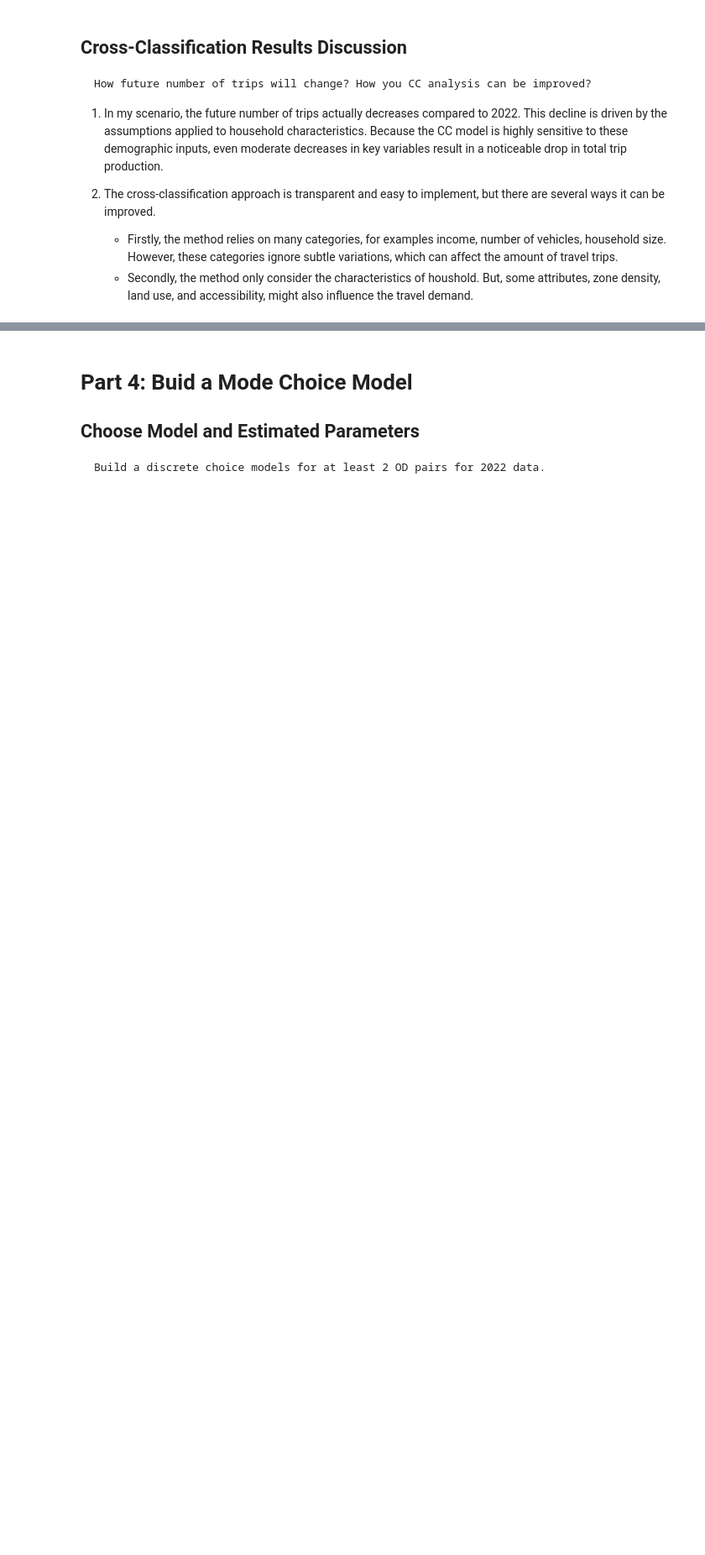
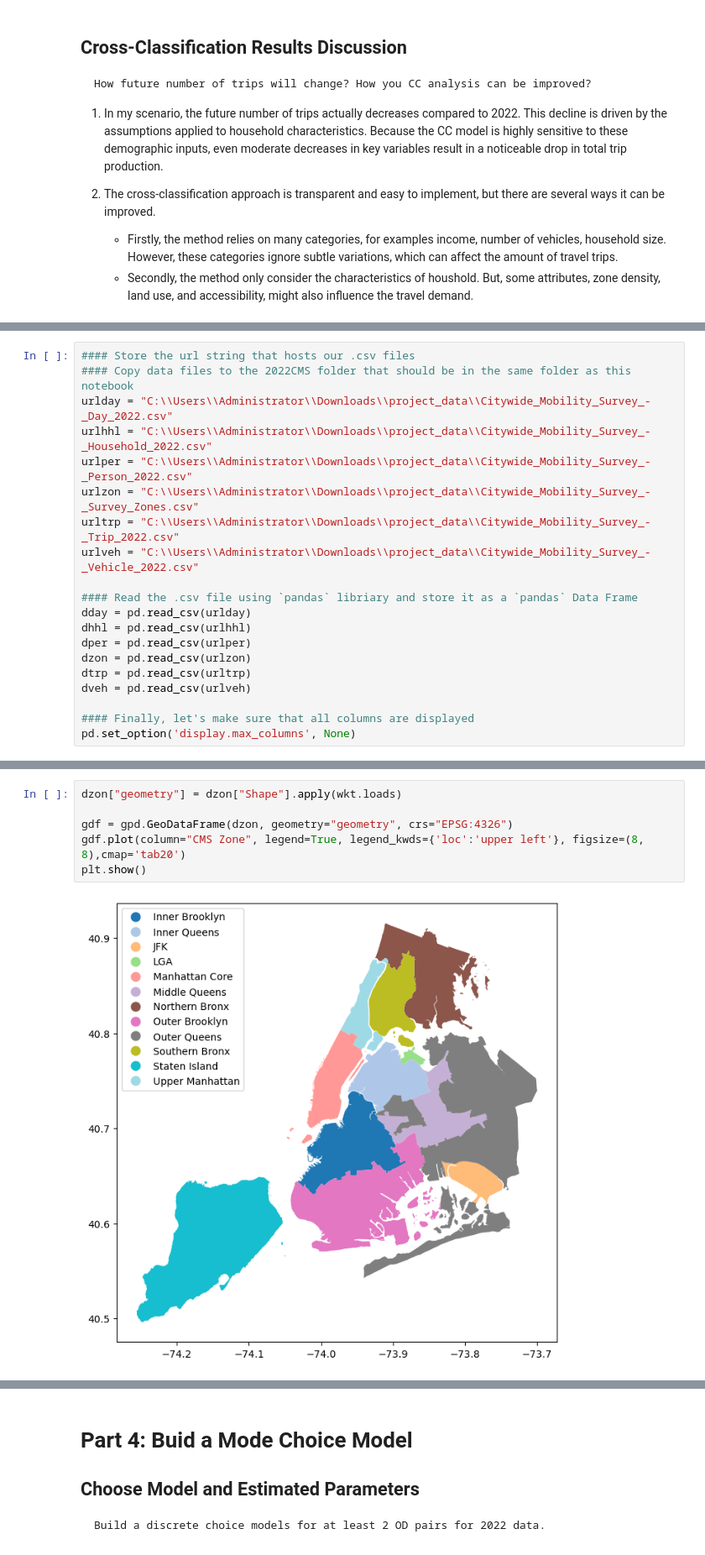
Before and after one commit to WenlongL1/CIE-539-Project, a Jupyter notebook: Project.ipynb, the cells around one changed output, grey strips where cells are left out. Shown at 84% size. Saved outputs shown, nothing was run; the diff lists cells and outputs as text; blank space fills up the shorter version.

```diff
--- a/Project.ipynb
+++ b/Project.ipynb
@@ -1116,0 +1124,20 @@ Name: count, dtype: float64
+# %%
+#### Store the url string that hosts our .csv files
+#### Copy data files to the 2022CMS folder that should be in the same folder as this notebook
+urlday = "C:\\Users\\Administrator\\Downloads\\project_data\\Citywide_Mobility_Survey_-_Day_2022.csv"
+urlhhl = "C:\\Users\\Administrator\\Downloads\\project_data\\Citywide_Mobility_Survey_-_Household_2022.csv"
+urlper = "C:\\Users\\Administrator\\Downloads\\project_data\\Citywide_Mobility_Survey_-_Person_2022.csv"
+urlzon = "C:\\Users\\Administrator\\Downloads\\project_data\\Citywide_Mobility_Survey_-_Survey_Zones.csv"
+urltrp = "C:\\Users\\Administrator\\Downloads\\project_data\\Citywide_Mobility_Survey_-_Trip_2022.csv"
+urlveh = "C:\\Users\\Administrator\\Downloads\\project_data\\Citywide_Mobility_Survey_-_Vehicle_2022.csv"
+
+#### Read the .csv file using `pandas` libriary and store it as a `pandas` Data Frame
+dday = pd.read_csv(urlday)
+dhhl = pd.read_csv(urlhhl)
+dper = pd.read_csv(urlper)
+dzon = pd.read_csv(urlzon)
+dtrp = pd.read_csv(urltrp)
+dveh = pd.read_csv(urlveh)
+
+#### Finally, let's make sure that all columns are displayed
+pd.set_option('display.max_columns', None)
@@ -1116,0 +1146,8 @@ Name: count, dtype: float64
+# %%
+dzon["geometry"] = dzon["Shape"].apply(wkt.loads)
+
+gdf = gpd.GeoDataFrame(dzon, geometry="geometry", crs="EPSG:4326")
+gdf.plot(column="CMS Zone", legend=True, legend_kwds={'loc':'upper left'}, figsize=(8, 8),cmap='tab20')
+plt.show()
+# %% [output]
+[figure, added]
```
Also changed, not shown: parts of 20 cells of this notebook.
